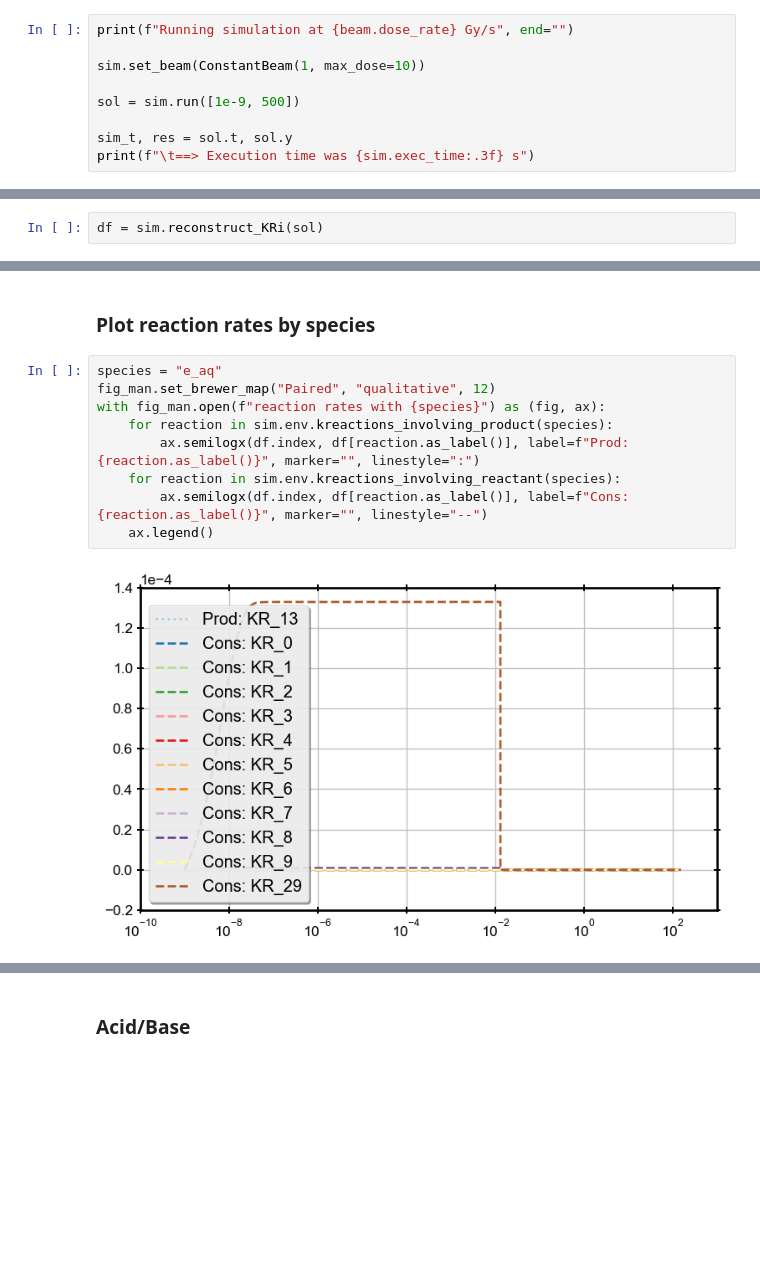
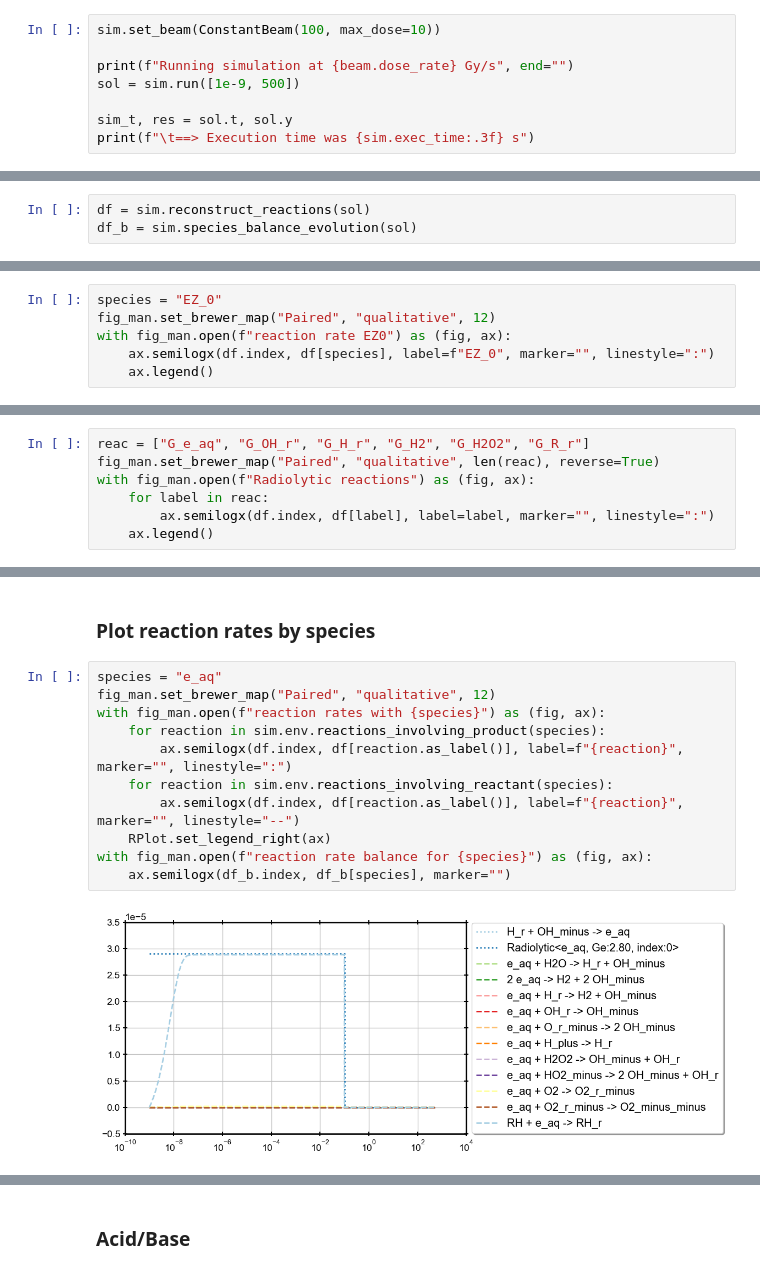
Before and after one commit to rtonneau/radiopyo, a Jupyter notebook: jupytest/water_radiolysis.ipynb, the cells around one changed output, grey strips where cells are left out. Saved outputs shown, nothing was run; the diff lists cells and outputs as text; blank space fills up the shorter version.

Commit message:
Add species_balance_evolution

```diff
--- a/jupytest/water_radiolysis.ipynb
+++ b/jupytest/water_radiolysis.ipynb
@@ -44,10 +44,9 @@ Radiolytic<R_r, Ge:0.59, index:5>
 # %% [markdown]
 ## Run Sim
 # %%
+sim.set_beam(ConstantBeam(100, max_dose=10))
+
 print(f"Running simulation at {beam.dose_rate} Gy/s", end="")
-
-sim.set_beam(ConstantBeam(1, max_dose=10))
-
 sol = sim.run([1e-9, 500])
 
 sim_t, res = sol.t, sol.y
@@ -130,7 +156,8 @@ for (label, sp) in zip(sim.env.species_labels(), res):
 # %% [markdown]
 ## Explore reaction Rates:
 # %%
-df = sim.reconstruct_KRi(sol)
+df = sim.reconstruct_reactions(sol)
+df_b = sim.species_balance_evolution(sol)
 # %%
 df
 # %% [output]
@@ -149,0 +193,6 @@ df
+# %%
+species = "EZ_0"
+fig_man.set_brewer_map("Paired", "qualitative", 12)
+with fig_man.open(f"reaction rate EZ0") as (fig, ax):
+    ax.semilogx(df.index, df[species], label=f"EZ_0", marker="", linestyle=":")
+    ax.legend()
@@ -149,0 +201,7 @@ df
+# %%
+reac = ["G_e_aq", "G_OH_r", "G_H_r", "G_H2", "G_H2O2", "G_R_r"]
+fig_man.set_brewer_map("Paired", "qualitative", len(reac), reverse=True)
+with fig_man.open(f"Radiolytic reactions") as (fig, ax):
+    for label in reac:
+        ax.semilogx(df.index, df[label], label=label, marker="", linestyle=":")
+    ax.legend()
@@ -152,11 +212,13 @@ df
 # %%
 species = "e_aq"
 fig_man.set_brewer_map("Paired", "qualitative", 12)
 with fig_man.open(f"reaction rates with {species}") as (fig, ax):
-    for reaction in sim.env.kreactions_involving_product(species):
-        ax.semilogx(df.index, df[reaction.as_label()], label=f"Prod: {reaction.as_label()}", marker="", linestyle=":")
-    for reaction in sim.env.kreactions_involving_reactant(species):
-        ax.semilogx(df.index, df[reaction.as_label()], label=f"Cons: {reaction.as_label()}", marker="", linestyle="--")
-    ax.legend()
+    for reaction in sim.env.reactions_involving_product(species):
+        ax.semilogx(df.index, df[reaction.as_label()], label=f"{reaction}", marker="", linestyle=":")
+    for reaction in sim.env.reactions_involving_reactant(species):
+        ax.semilogx(df.index, df[reaction.as_label()], label=f"{reaction}", marker="", linestyle="--")
+    RPlot.set_legend_right(ax)
+with fig_man.open(f"reaction rate balance for {species}") as (fig, ax):
+    ax.semilogx(df_b.index, df_b[species], marker="")
 # %% [output]
-[figure, old version]
+[figure, new version]
```
Also changed, not shown: parts of 16 cells of this notebook, 10 other files.
